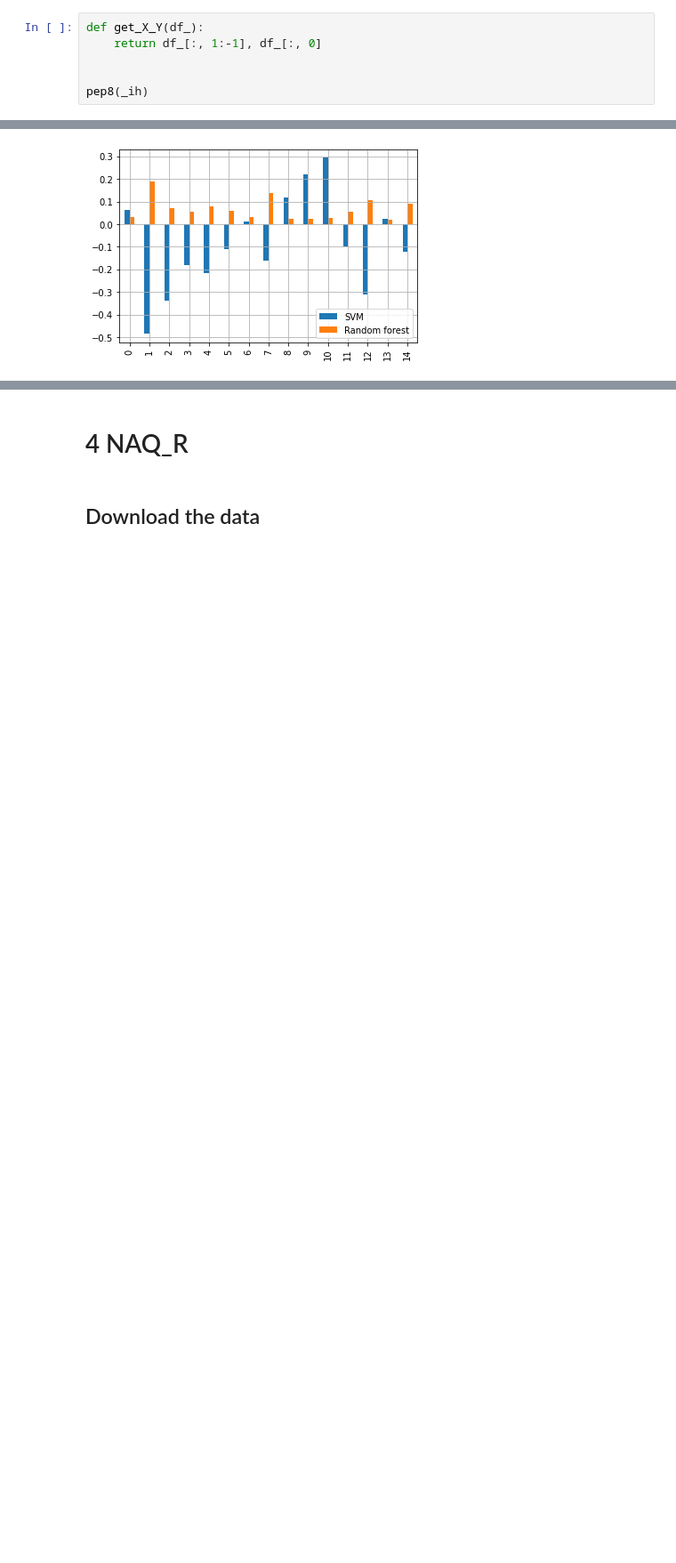
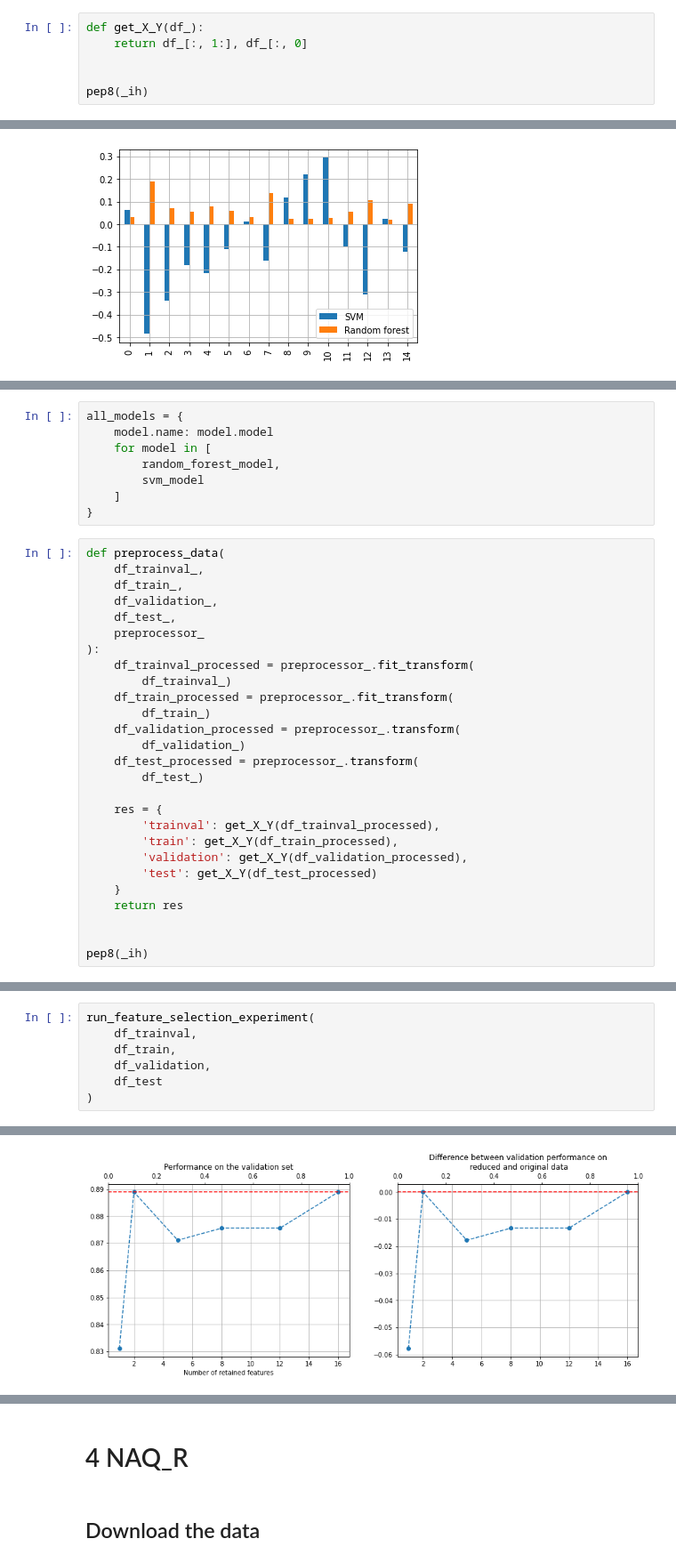
Before and after one commit to PashaIanko/Robust-Feature-Selection, a Jupyter notebook: main.ipynb, the cells around one changed output, grey strips where cells are left out. Shown at 89% size. Drawn from its saved outputs; the diff is of its cells as text; blank space fills up the shorter version.

Commit message:
function for feature selection experiment

```diff
--- a/main.ipynb
+++ b/main.ipynb
@@ -79,7 +87,7 @@ RANDOM_STATE = 42
 PSYCHOLOGIC_SAMPLE_SIZE = 0.7
 # %%
 def get_X_Y(df_):
-    return df_[:, 1:-1], df_[:, 0]
+    return df_[:, 1:], df_[:, 0]
 
 
 pep8(_ih)
@@ -881,0 +1037,35 @@ Random forest                0.99911        0.000445187                  0.91899
+# %%
+all_models = {
+    model.name: model.model
+    for model in [
+        random_forest_model,
+        svm_model
+    ]
+}
+# %%
+def preprocess_data(
+    df_trainval_,
+    df_train_,
+    df_validation_,
+    df_test_,
+    preprocessor_
+):
+    df_trainval_processed = preprocessor_.fit_transform(
+        df_trainval_)
+    df_train_processed = preprocessor_.fit_transform(
+        df_train_)
+    df_validation_processed = preprocessor_.transform(
+        df_validation_)
+    df_test_processed = preprocessor_.transform(
+        df_test_)
+
+    res = {
+        'trainval': get_X_Y(df_trainval_processed),
+        'train': get_X_Y(df_train_processed),
+        'validation': get_X_Y(df_validation_processed),
+        'test': get_X_Y(df_test_processed)
+    }
+    return res
+
+
+pep8(_ih)
@@ -881,0 +1160,8 @@ Random forest                0.99911        0.000445187                  0.91899
+# %%
+run_feature_selection_experiment(
+    df_trainval,
+    df_train,
+    df_validation,
+    df_test
+)
+# %% [output]
@@ -881,0 +1170 @@ Random forest                0.99911        0.000445187                  0.91899
+[figure, added]
```
Also changed, not shown: parts of 72 cells of this notebook.
